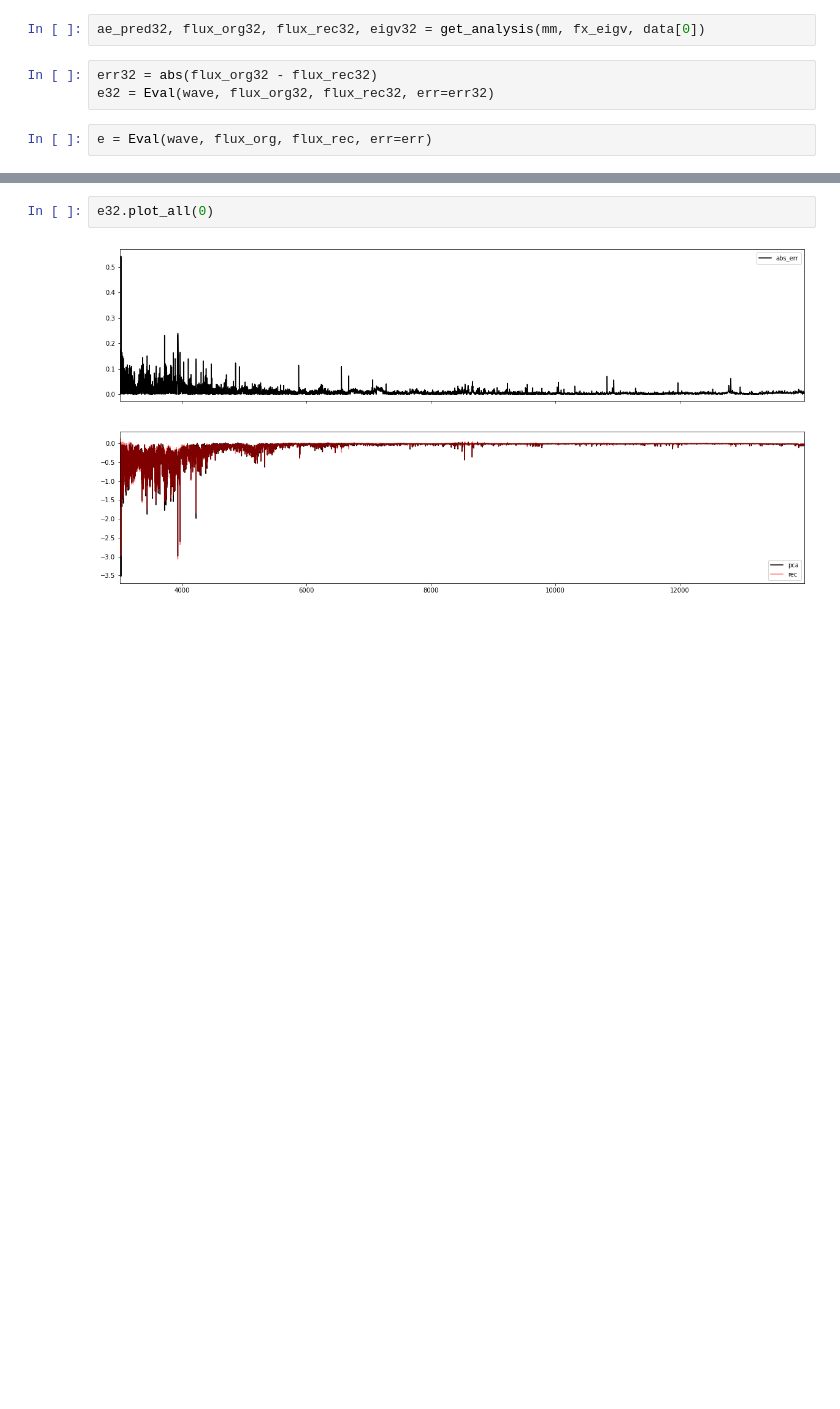
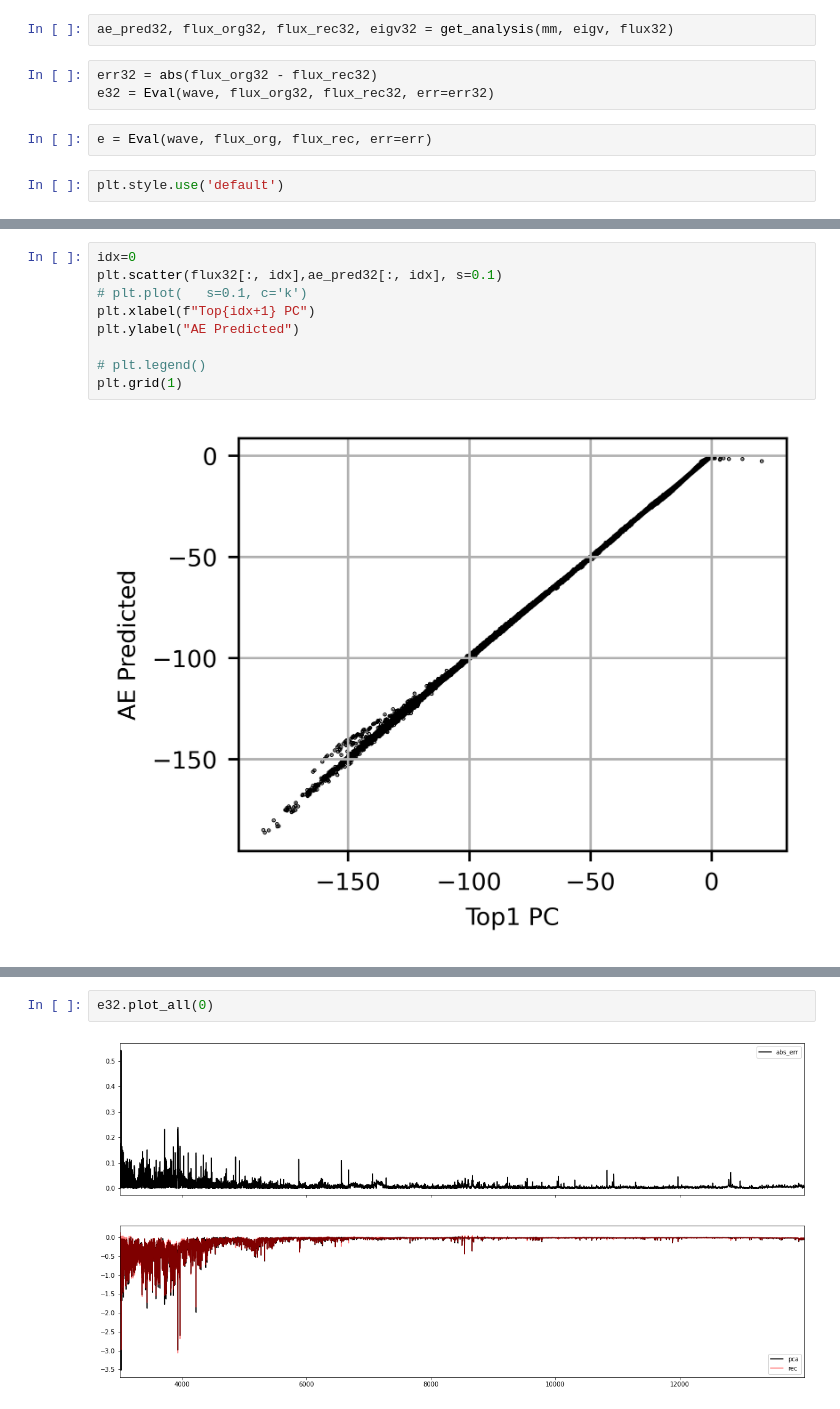
Before and after one commit to ViskaWei/AE, a Jupyter notebook: nb/explore_simple_ae_pipeline.ipynb, the cells around one changed output, grey strips where cells are left out. Cells and saved outputs as stored; diff of their text form; blank space fills up the shorter version.

```diff
--- a/nb/explore_simple_ae_pipeline.ipynb
+++ b/nb/explore_simple_ae_pipeline.ipynb
@@ -586,9 +506,11 @@ plt.plot(flux_org[0])
 [<matplotlib.lines.Line2D at 0x...>]
 [figure]
 # %%
-ae_pred32, flux_org32, flux_rec32, eigv32 = get_analysis(mm, fx_eigv, data[0])
+ae_pred32, flux_org32, flux_rec32, eigv32 = get_analysis(mm, eigv, flux32)
 # %%
 err32 = abs(flux_org32 - flux_rec32)
 e32 = Eval(wave, flux_org32, flux_rec32, err=err32)
 # %%
 e = Eval(wave, flux_org, flux_rec, err=err)
+# %%
+plt.style.use('default')
@@ -594,0 +528,11 @@ e = Eval(wave, flux_org, flux_rec, err=err)
+# %%
+idx=0
+plt.scatter(flux32[:, idx],ae_pred32[:, idx], s=0.1)
+# plt.plot(   s=0.1, c='k')
+plt.xlabel(f"Top{idx+1} PC")
+plt.ylabel("AE Predicted")
+
+# plt.legend()
+plt.grid(1)
+# %% [output]
+[figure, added]
```
Also changed, not shown: parts of 67 cells of this notebook, 9 other files.
